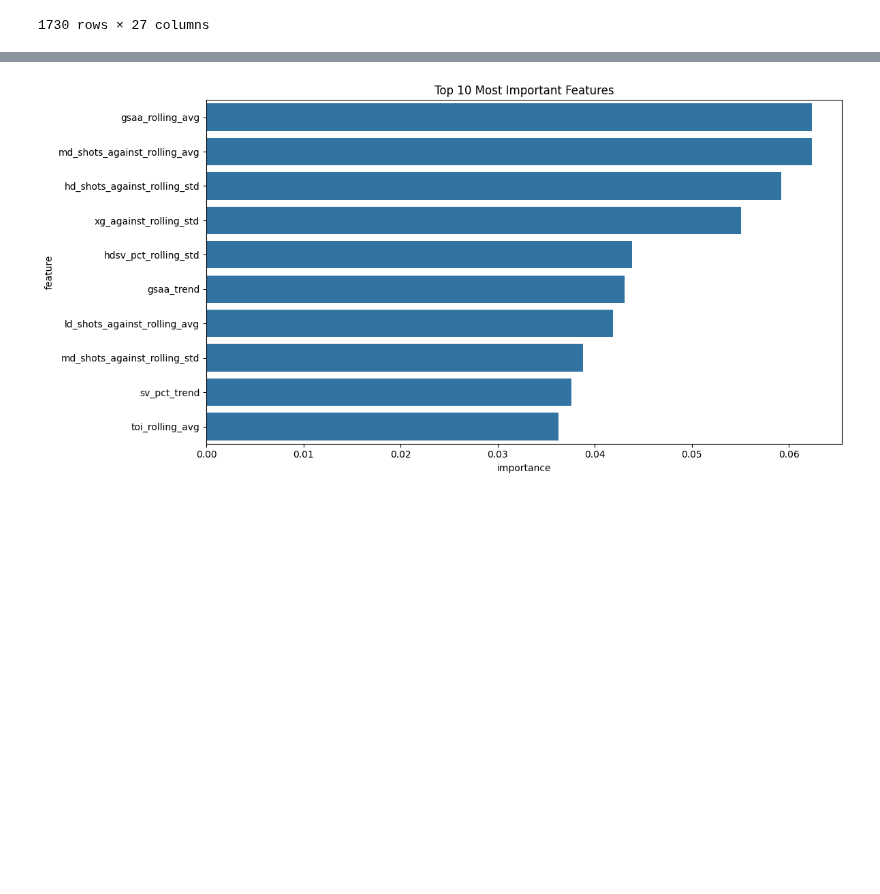
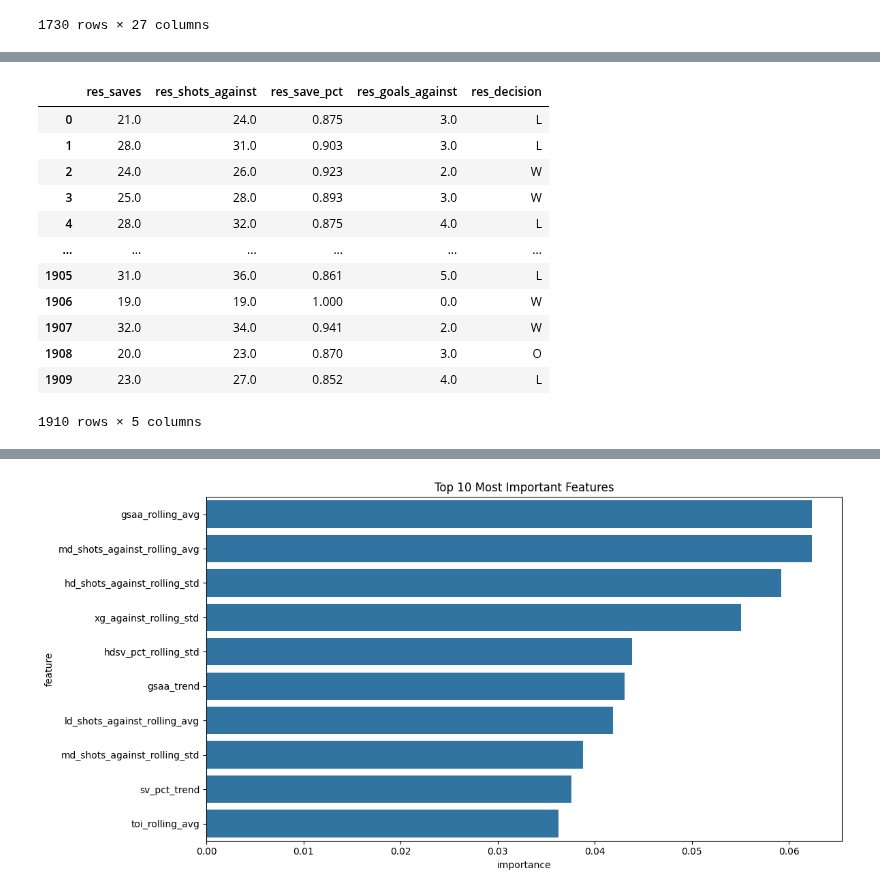
Before and after one commit to bwista/accurateshothelper, a Jupyter notebook: notebooks/goalie_eda.ipynb, the cells around one changed output, grey strips where cells are left out. Saved outputs shown, nothing was run; the diff lists cells and outputs as text; code cells hidden in the pictures; blank space fills up the shorter version.

```diff
--- a/notebooks/goalie_eda.ipynb
+++ b/notebooks/goalie_eda.ipynb
@@ -832,3 +833,19 @@ processed_df.iloc[:,:-5]
+# %%
+processed_df.iloc[:,-5:]
+# %% [output]
+|  | res_saves | res_shots_against | res_save_pct | res_goals_against | res_decision |
+| 0 | 21.0 | 24.0 | 0.875 | 3.0 | L |
+| 1 | 28.0 | 31.0 | 0.903 | 3.0 | L |
+| 2 | 24.0 | 26.0 | 0.923 | 2.0 | W |
+| 3 | 25.0 | 28.0 | 0.893 | 3.0 | W |
+| 4 | 28.0 | 32.0 | 0.875 | 4.0 | L |
+| ... | ... | ... | ... | ... | ... |
+| 1905 | 31.0 | 36.0 | 0.861 | 5.0 | L |
+| 1906 | 19.0 | 19.0 | 1.000 | 0.0 | W |
+| 1907 | 32.0 | 34.0 | 0.941 | 2.0 | W |
+| 1908 | 20.0 | 23.0 | 0.870 | 3.0 | O |
+| 1909 | 23.0 | 27.0 | 0.852 | 4.0 | L |
+1910 rows × 5 columns
 # %%
 processed_df.columns
 # %% [output]
```
Also changed, not shown: parts of 7 cells of this notebook.
